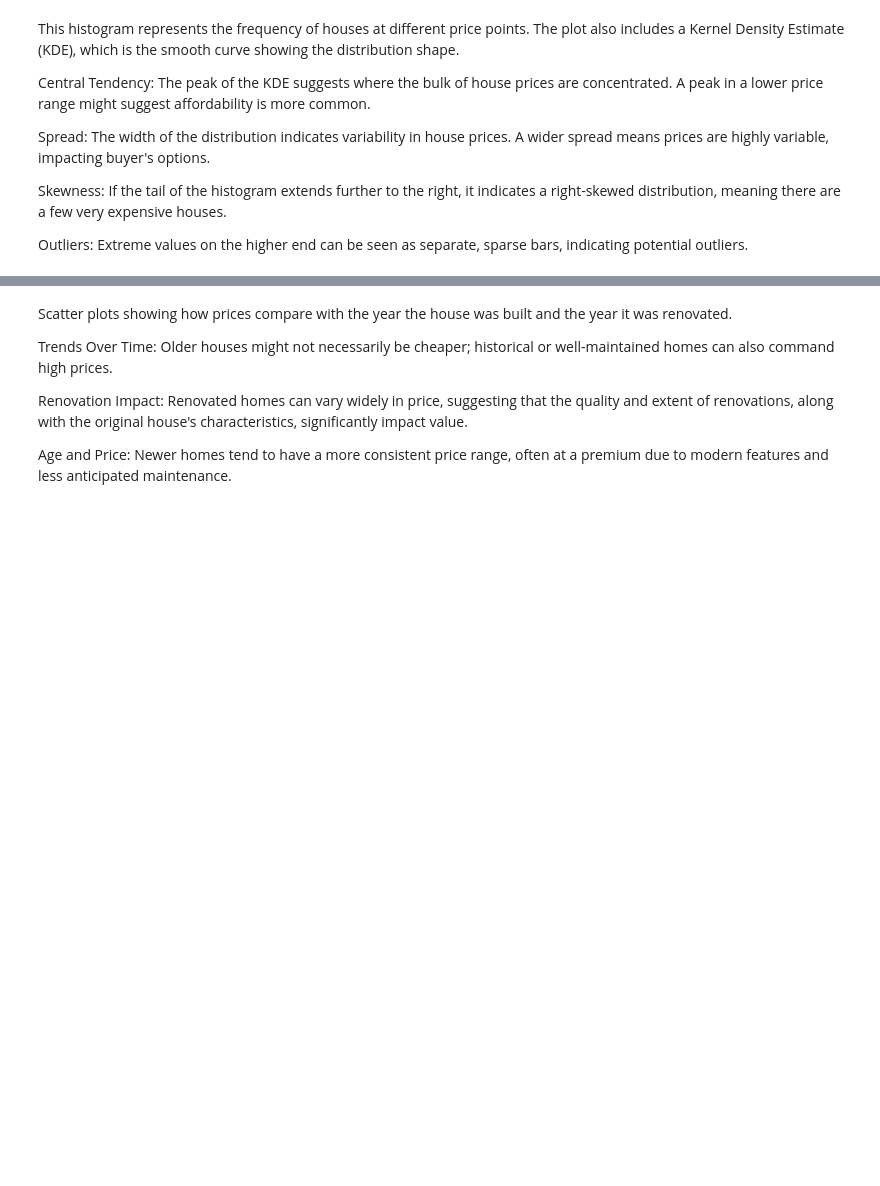
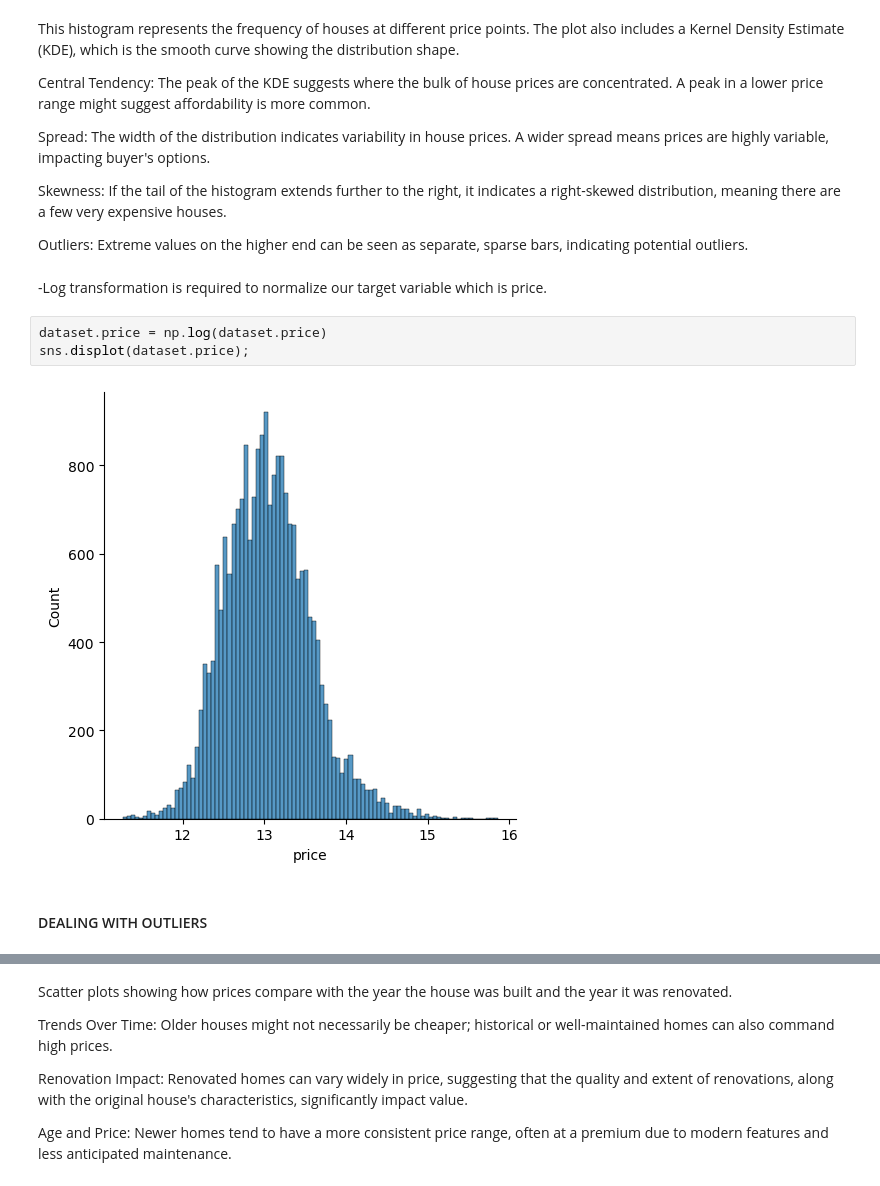
Before and after one commit to Calvin-Omwega/dsc-phase-2-Project, a Jupyter notebook: student.ipynb, the cells around one changed output, grey strips where cells are left out. Drawn from its saved outputs; the diff is of its cells as text; blank space fills up the shorter version.

```diff
--- a/student.ipynb
+++ b/student.ipynb
@@ -385,6 +414,15 @@ Spread: The width of the distribution indicates variability in house prices. A w
 Skewness: If the tail of the histogram extends further to the right, it indicates a right-skewed distribution, meaning there are a few very expensive houses.
 
 Outliers: Extreme values on the higher end can be seen as separate, sparse bars, indicating potential outliers.
+# %% [markdown]
+-Log transformation is required to normalize our target variable which is price.
+# %%
+dataset.price = np.log(dataset.price)
+sns.displot(dataset.price);
+# %% [output]
+[figure, added]
+# %% [markdown]
+#### DEALING WITH OUTLIERS
 # %%
 ## Relation between Price and Bedrooms/Bathrooms
 plt.figure(figsize=(14, 7))
```
Also changed, not shown: parts of 30 cells of this notebook.
